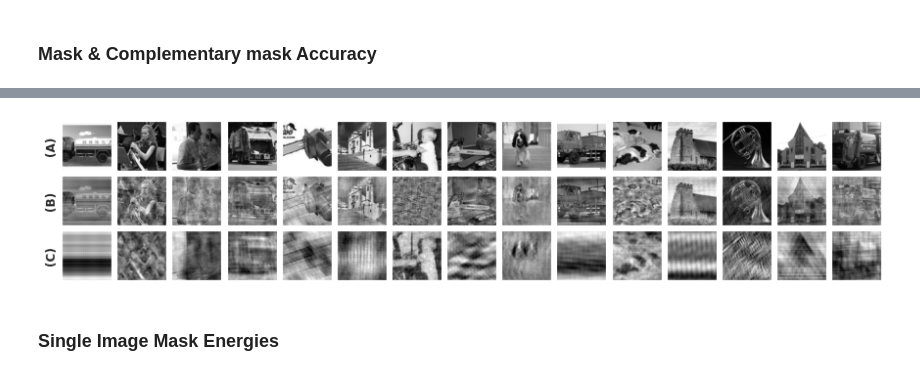
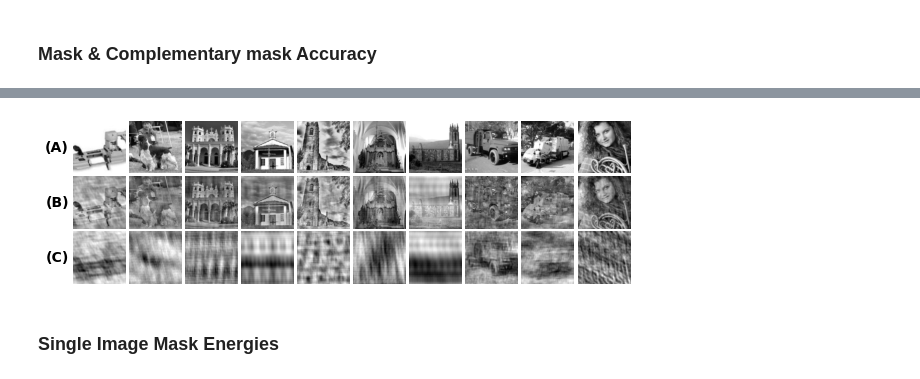
Before and after one commit to nkarantzas/FourierMasks, a Jupyter notebook: 2_SingleImgMaskFigs.ipynb, the cells around one changed output, grey strips where cells are left out. Drawn from its saved outputs; the diff is of its cells as text; code cells hidden in the pictures.

```diff
--- a/2_SingleImgMaskFigs.ipynb
+++ b/2_SingleImgMaskFigs.ipynb
@@ -4,7 +8,7 @@ import numpy as np
 import torch
 from kornia.enhance import Denormalize
 from networks import Core
-from loaddata import MaskedImages
+from loaddata import MaskedImages, MaskedImagesAll
 from train_models import epoch_test
 from torch.utils.data import DataLoader
 from flags import args
@@ -14,12 +18,13 @@ import matplotlib.pyplot as plt
 from mpl_toolkits.axes_grid1 import make_axes_locatable
 
 import seaborn as sns
-sns.set_theme()
+# sns.set_theme()
 # %%
 def mask_img(mask, img):
     return denorm(torch.fft.ifft2(mask * torch.fft.fft2(img)).real)
 # %%
-architecture = 'resnet'
+architecture = 'vgg'
+denorm = Denormalize(*torch.tensor(args.data_stats))
 
 single_img_data_path = f'trained_single_img_masks/{architecture}_single_img_data.pt'
 single_img_masks_path = f'trained_single_img_masks/{architecture}_single_img_masks.pt'
@@ -34,0 +68,3 @@ dict_keys(['masks', 'adv_trained_masks', 'adv_attacked_masks', 'final_prediction
+# %%
+fig6data = MaskedImagesAll(single_img_data, single_img_masks)
+imgidx = [np.random.choice(torch.where(fig6data.single_img_data.predictions==i)[0]) for i in range(5)]
@@ -182,7 +204,7 @@ loader = DataLoader(
         mask='standard',
         adv=False
     ),
-    batch_size=32,
+    batch_size=1,
     shuffle=False
 )
 c_loader = DataLoader(
@@ -192,7 +214,7 @@ c_loader = DataLoader(
         mask='complement',
         adv=False
     ),
-    batch_size=32,
+    batch_size=1,
     shuffle=False
 )
 a_loader = DataLoader(
@@ -202,7 +224,7 @@ a_loader = DataLoader(
         mask=None,
         adv=True
     ),
-    batch_size=32,
+    batch_size=1,
     shuffle=False
 )
 r_loader = DataLoader(
@@ -212,7 +234,7 @@ r_loader = DataLoader(
         mask='standard',
         adv=True
     ),
-    batch_size=32,
+    batch_size=1,
     shuffle=False
 )
 # %%
@@ -253,5 +275,5 @@ plt.show()
 # %%
-num_images = 15
+num_images = 10
 
 data = MaskedImages(
     single_img_data,
@@ -264,40 +286,47 @@ cdata = MaskedImages(
     single_img_masks,
     mask='complement',
     adv=False
 )
 mdata = MaskedImages(
     single_img_data,
     single_img_masks,
     mask='standard',
     adv=False
 )
 
 img_idx = np.random.choice(len(data), size=num_images, replace=False)
 
 labels = ['(A)', '(B)', '(C)']
-fig, axs = plt.subplots(3, num_images, figsize=(15, 3))
+fig, axs = plt.subplots(3, num_images, figsize=(10, 3))
 
 for i, idx in enumerate(img_idx):
     axs[0, i].imshow(denorm(data[idx][0]).squeeze(), cmap='gray')
     axs[1, i].imshow(denorm(cdata[idx][0]).squeeze(), cmap='gray')
     axs[2, i].imshow(denorm(mdata[idx][0]).squeeze(), cmap='gray')
 
 for ax in axs.ravel():
-    ax.set_xticks([])
-    ax.set_yticks([])
+    ax.axis('off')
 
 for j in range(3):
-    axs[j, 0].set_ylabel(labels[j], weight='bold')
+    axs[j, 0].text(
+        -0.3, 0.5,
+        labels[j],
+        ha='center',
+        va='center',
+        weight='bold',
+        transform = axs[j, 0].transAxes,
+        fontsize=14
+    )
 
-plt.subplots_adjust(wspace=0.1, hspace=0.1)
+plt.subplots_adjust(wspace=0.05, hspace=0.05)
 plt.savefig(
-    f'figs/{architecture}_sampled_filtered_img.png',
+    f'figs/{architecture}_sampled_filtered_img.jpg',
     dpi=300,
     bbox_inches='tight'
 )
 plt.show()
 # %% [output]
-[figure, old version]
+[figure, new version]
 # %% [markdown]
 ### Single Image Mask Energies
 # %%
```
Also changed, not shown: parts of 10 cells of this notebook, 2 other files.
